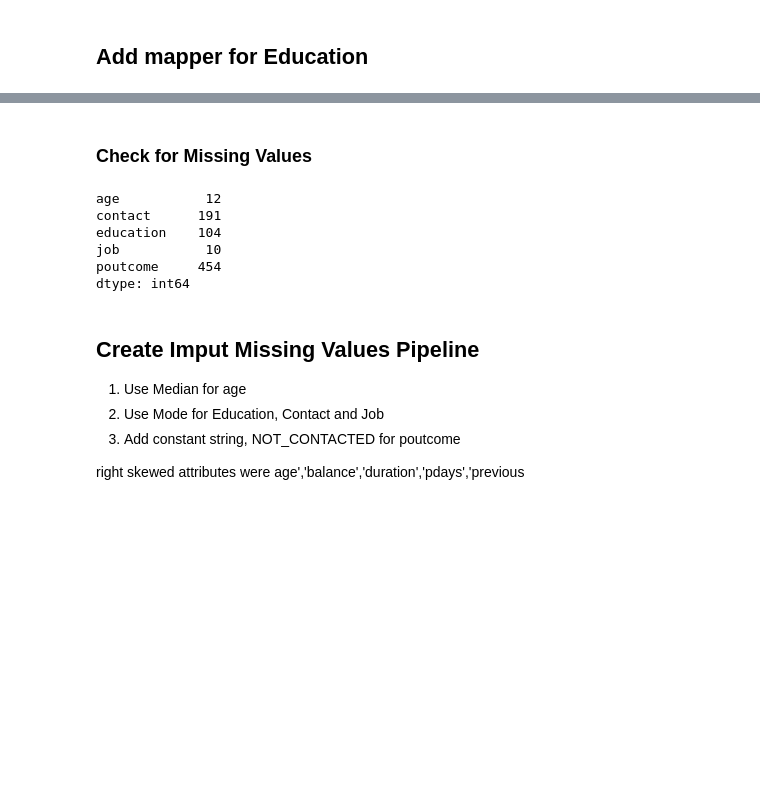
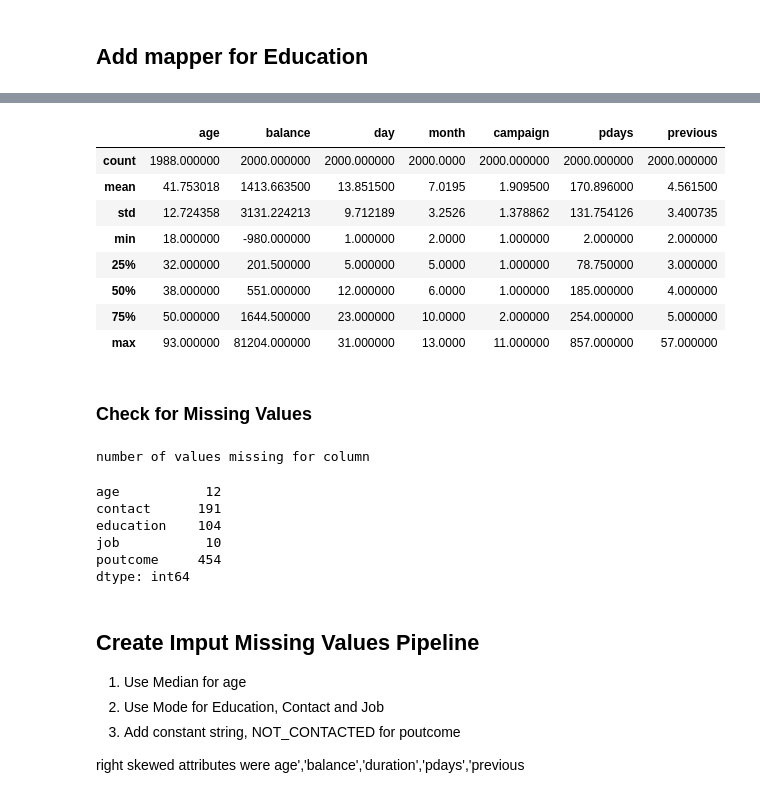
Before and after one commit to qaz73/ULAssignment-2, a Jupyter notebook: etivity2.ipynb, the cells around one changed output, grey strips where cells are left out. Cells and saved outputs as stored; diff of their text form; code cells hidden in the pictures; blank space fills up the shorter version.

```diff
--- a/etivity2.ipynb
+++ b/etivity2.ipynb
@@ -125,15 +139,37 @@ df['month'] = label_encoder.fit_transform(df['month'])
+# %%
+# get min values for attributes
+columns = ['month','pdays','previous']
+
+
+for col in columns:
+    shift_value = abs(df[col].min()) + 2  # Ensures no negative or zero
+    df[col] = df[col] + shift_value
+
+df.describe()
+# %% [output]
+|  | age | balance | day | month | campaign | pdays | previous |
+| count | 1988.000000 | 2000.000000 | 2000.000000 | 2000.0000 | 2000.000000 | 2000.000000 | 2000.000000 |
+| mean | 41.753018 | 1413.663500 | 13.851500 | 7.0195 | 1.909500 | 170.896000 | 4.561500 |
+| std | 12.724358 | 3131.224213 | 9.712189 | 3.2526 | 1.378862 | 131.754126 | 3.400735 |
+| min | 18.000000 | -980.000000 | 1.000000 | 2.0000 | 1.000000 | 2.000000 | 2.000000 |
+| 25% | 32.000000 | 201.500000 | 5.000000 | 5.0000 | 1.000000 | 78.750000 | 3.000000 |
+| 50% | 38.000000 | 551.000000 | 12.000000 | 6.0000 | 1.000000 | 185.000000 | 4.000000 |
+| 75% | 50.000000 | 1644.500000 | 23.000000 | 10.0000 | 2.000000 | 254.000000 | 5.000000 |
+| max | 93.000000 | 81204.000000 | 31.000000 | 13.0000 | 11.000000 | 857.000000 | 57.000000 |
 # %% [markdown]
 ### Check for Missing Values
 # %%
 ### Check for missing values.  .sort_values(ascending=False)
+print ('number of values missing for column')
 df.isna().sum()[df.isna().sum() > 0].sort_index(ascending=True)
 # %% [output]
-age           12
-contact      191
-education    104
-job           10
-poutcome     454
-dtype: int64
+number of values missing for column
+age           12
+contact      191
+education    104
+job           10
+poutcome     454
+dtype: int64
 # %% [markdown]
 ## Create Imput Missing Values Pipeline
 1. Use Median for age
```
Also changed, not shown: parts of 4 cells of this notebook.
